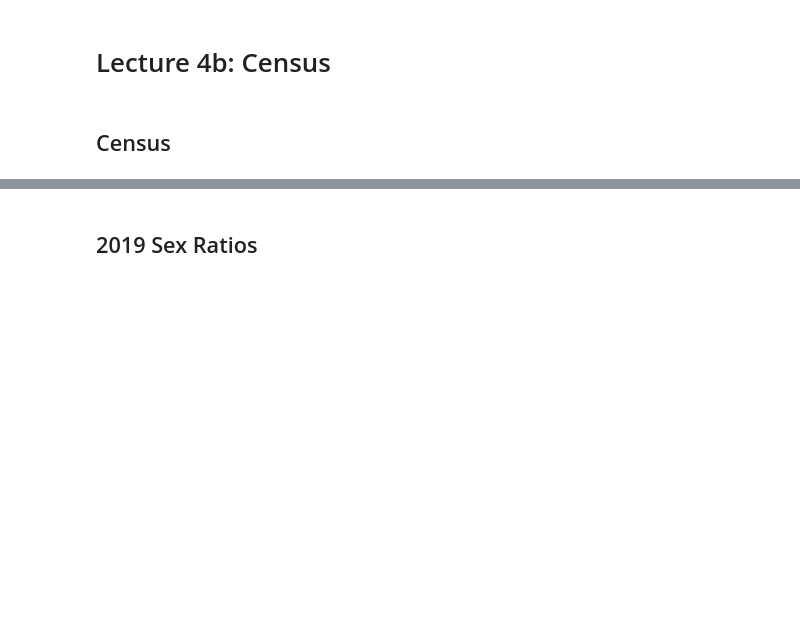
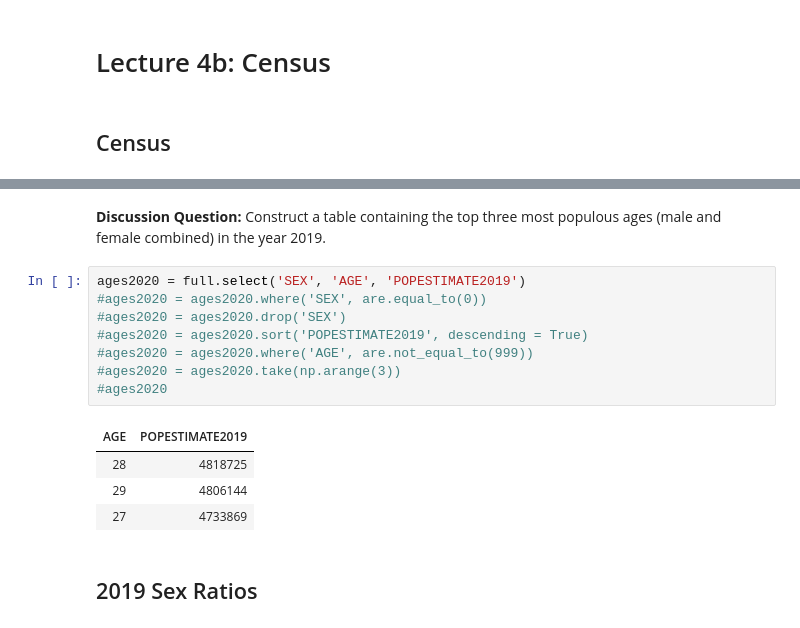
Before and after one commit to austinmohrnwu/24-fall-intro, a Jupyter notebook: lec04/lec04.ipynb, the cells around one changed output, grey strips where cells are left out. Cells and saved outputs as stored; diff of their text form; blank space fills up the shorter version.

```diff
--- a/lec04/lec04.ipynb
+++ b/lec04/lec04.ipynb
@@ -409,3 +491,18 @@ us_pop.where('AGE', >= 100)
+# %% [markdown]
+**Discussion Question:** Construct a table containing the top three most populous ages (male and female combined) in the year 2019.
+# %%
+ages2020 = full.select('SEX', 'AGE', 'POPESTIMATE2019')
+#ages2020 = ages2020.where('SEX', are.equal_to(0))
+#ages2020 = ages2020.drop('SEX')
+#ages2020 = ages2020.sort('POPESTIMATE2019', descending = True)
+#ages2020 = ages2020.where('AGE', are.not_equal_to(999))
+#ages2020 = ages2020.take(np.arange(3))
+#ages2020
+# %% [output]
+| AGE | POPESTIMATE2019 |
+| 28 | 4818725 |
+| 29 | 4806144 |
+| 27 | 4733869 |
 # %% [markdown]
 ## 2019 Sex Ratios ##
 # %%
```
Also changed, not shown: parts of 10 cells of this notebook.
